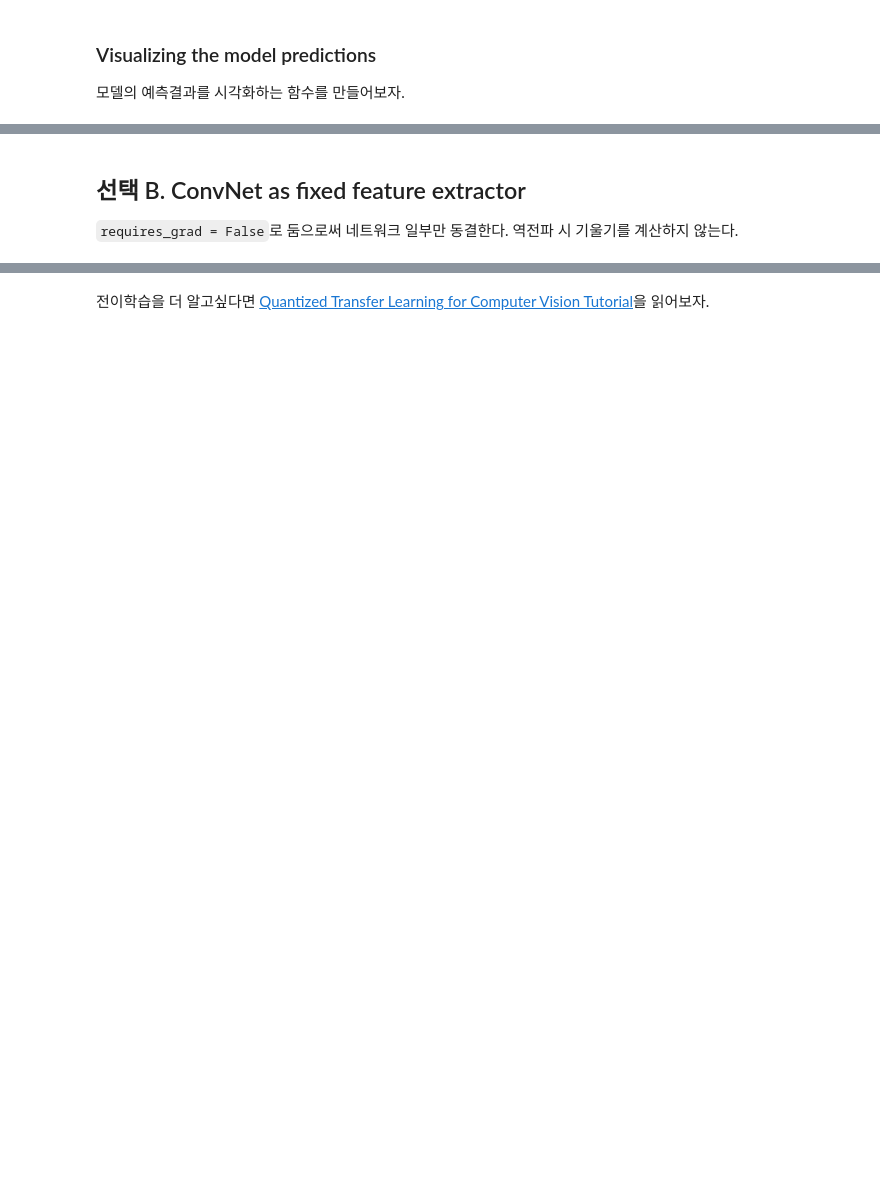
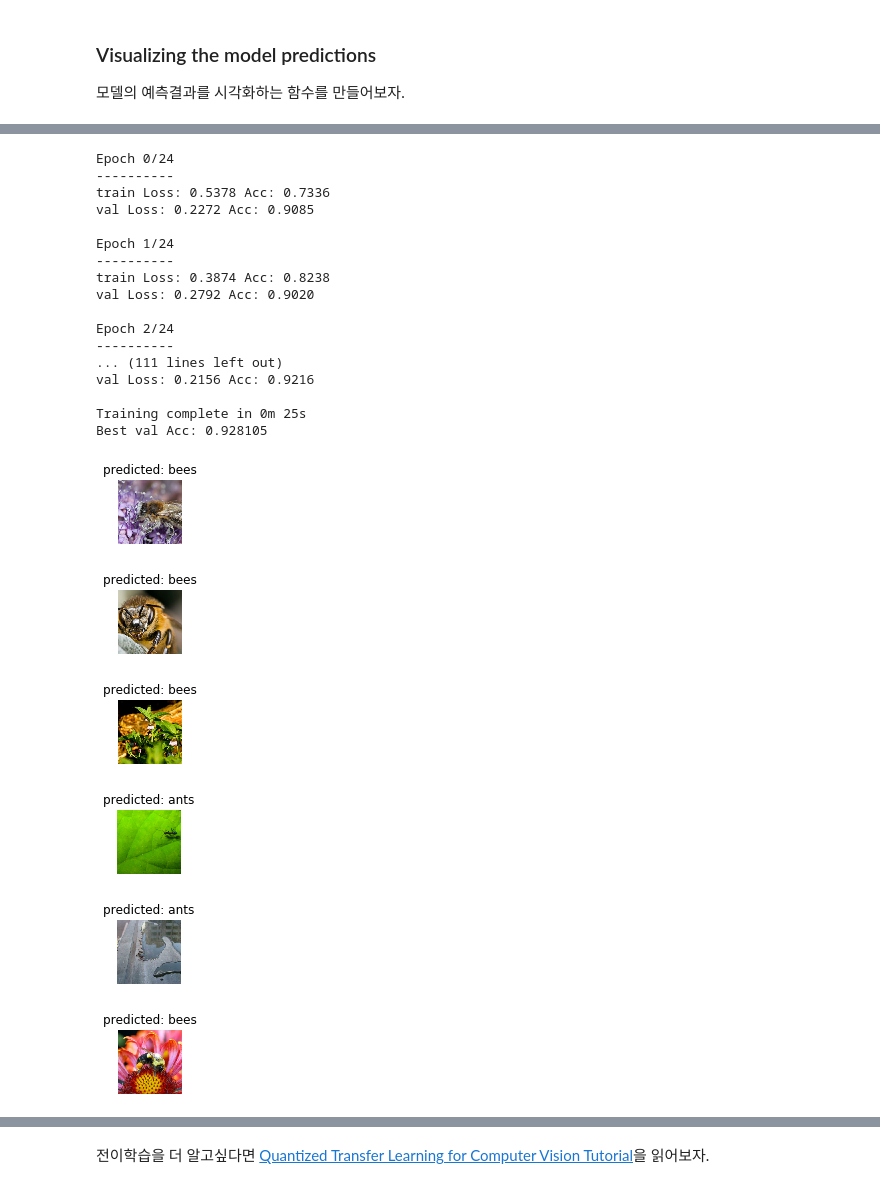
Before and after one commit to TypingCat/pytorch-tutorial, a Jupyter notebook: 2 Image and Video/2 Transfer Learning.ipynb, the cells around one changed output, grey strips where cells are left out. Cells and saved outputs as stored; diff of their text form; code cells hidden in the pictures; blank space fills up the shorter version.

```diff
--- a/2 Image and Video/2 Transfer Learning.ipynb
+++ b/2 Image and Video/2 Transfer Learning.ipynb
@@ -49,14 +51,13 @@ data_transforms = {
     ]),
 }
 
-data_dir = 'data/hymenoptera_data'
-image_datasets = {x: datasets.ImageFolder(os.path.join(data_dir, x),
-                                          data_transforms[x])
+data_dir = 'data/hymenoptera'
+image_datasets = {x: datasets.ImageFolder(os.path.join(data_dir, x), data_transforms[x])
                   for x in ['train', 'val']}
-dataloaders = {x: torch.utils.data.DataLoader(image_datasets[x], batch_size=4,
-                                             shuffle=True, num_workers=4)
-              for x in ['train', 'val']}
-dataset_sizes = {x: len(image_datasets[x]) for x in ['train', 'val']}
+dataloaders = {x: torch.utils.data.DataLoader(image_datasets[x], batch_size=4, shuffle=True, num_workers=4)
+               for x in ['train', 'val']}
+dataset_sizes = {x: len(image_datasets[x])
+                 for x in ['train', 'val']}
 class_names = image_datasets['train'].classes
 
 device = torch.device("cuda:0" if torch.cuda.is_available() else "cpu")
@@ -207,7 +224,27 @@ exp_lr_scheduler = lr_scheduler.StepLR(optimizer_ft, step_size=7, gamma=0.1)
 # %%
-model_ft = train_model(model_ft, criterion, optimizer_ft, exp_lr_scheduler,
-                       num_epochs=25)
+model_ft = train_model(model_ft, criterion, optimizer_ft, exp_lr_scheduler, num_epochs=25)
 visualize_model(model_ft)
+# %% [output]
+Epoch 0/24
+----------
+train Loss: 0.5378 Acc: 0.7336
+val Loss: 0.2272 Acc: 0.9085
+
+Epoch 1/24
+----------
+train Loss: 0.3874 Acc: 0.8238
+val Loss: 0.2792 Acc: 0.9020
+
+Epoch 2/24
+----------
+... (111 lines left out)
+val Loss: 0.2156 Acc: 0.9216
+
+Training complete in 0m 25s
+Best val Acc: 0.928105
+[figure, added]
+[figure, added]
+[figure, added]
+[figure, added]
+[figure, added]
+[figure, added]
-# %% [markdown]
-## 선택 B. ConvNet as fixed feature extractor
-`requires_grad = False`로 둠으로써 네트워크 일부만 동결한다. 역전파 시 기울기를 계산하지 않는다.
```
Also changed, not shown: parts of 18 cells of this notebook.
